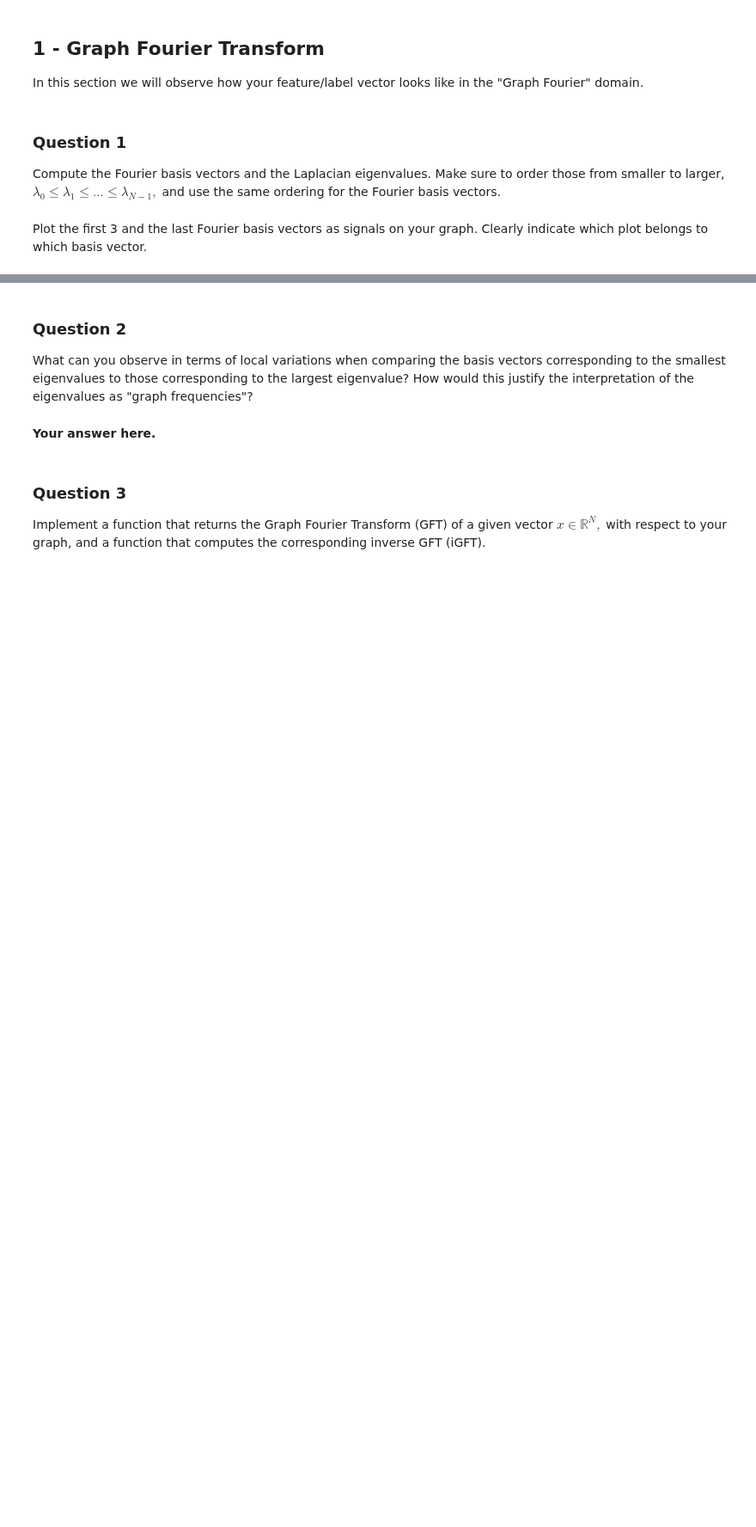
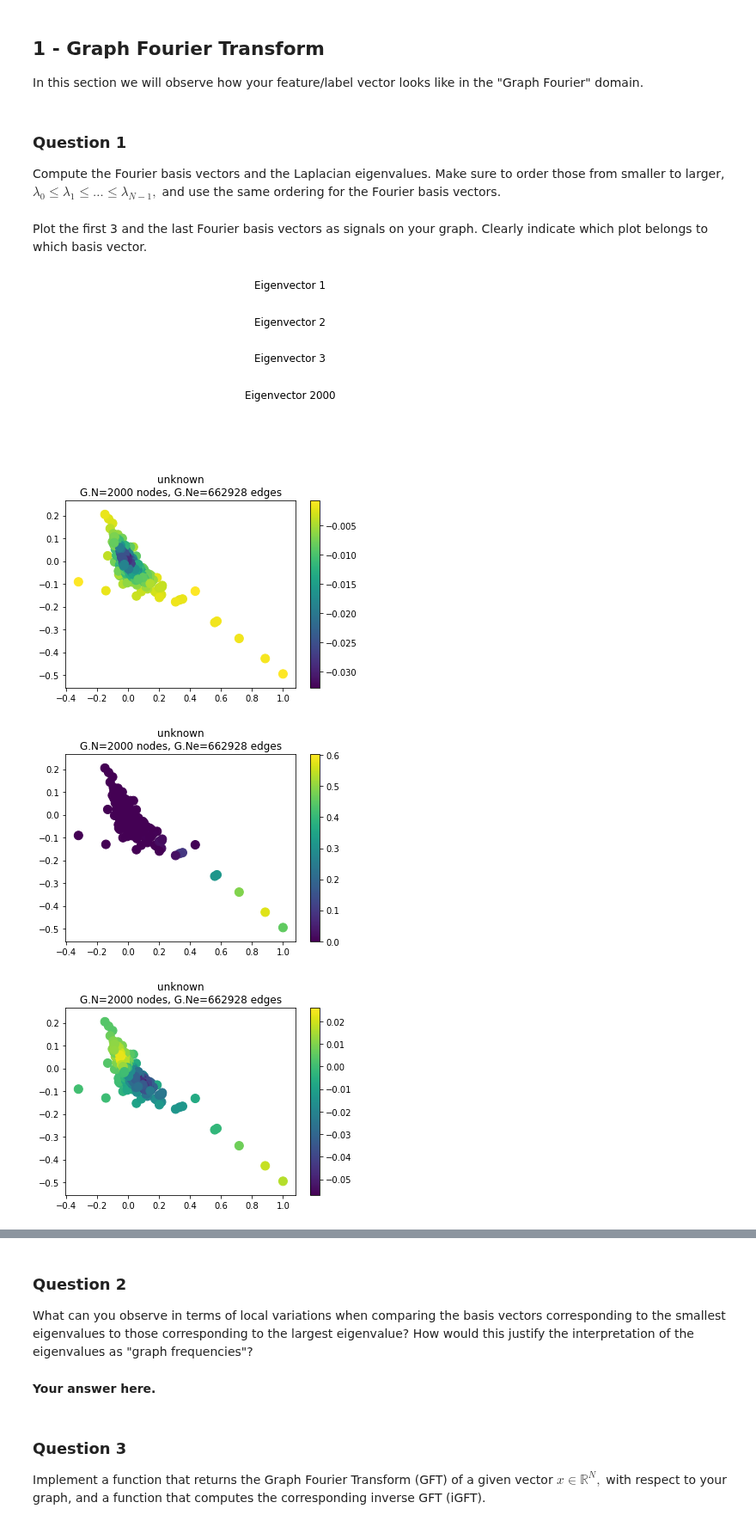
Before and after one commit to senakicir/ntds_project, a Jupyter notebook: 4_graph_signal_processing.ipynb, the cells around one changed output, grey strips where cells are left out. Shown at 86% size. Saved outputs shown, nothing was run; the diff lists cells and outputs as text; code cells hidden in the pictures; blank space fills up the shorter version.

```diff
--- a/4_graph_signal_processing.ipynb
+++ b/4_graph_signal_processing.ipynb
@@ -144,29 +139,38 @@ plot_list = [0,1,2,-1]
 # %%
 # Your code here.
 fig, axes = plt.subplots(4, 1, figsize=(10, 3))
+graph = pg.graphs.Graph(adjacency,lap_type = 'normalized')
+graph.set_coordinates('spring')
+plot_list = [0,1,2,-1]
+
 for i, plot_ind in enumerate(plot_list):
     ax = axes[i]#[i%2]
     graph.plot_signal(np.asarray(U)[:, plot_ind])
-    plt.title('Eigenvector {}'.format(plot_ind+1 if plot_ind>= 0 else n_nodes))
+    plot.title('Eigenvector {}'.format(plot_ind+1 if plot_ind>= 0 else n_nodes))
     ax.set_axis_off()
-fig.tight_layout()
+
 #################REMOVE ALL EVIDENCE
 
 
 #graph.compute_fourier_basis()
 
 #graph.set_coordinates('line1D')
 #fig = plt.figure()
 #index = np.arange(U.shape[0])
 #plt.plot(index, np.squeeze(np.asarray(graph.U[:,0])), label="1st")
 #plt.plot(index, np.squeeze(np.asarray(graph.U[:,1])), label="2nd")
 #plt.plot(index, np.squeeze(np.asarray(graph.U[:,2])), label="3rd")
 #plt.plot(index, np.squeeze(np.asarray(graph.U[:,-1])), label="last")
 #plt.legend()
 #plt.show()
 #plt.close(fig)
 #for i, ax in enumerate(axes):
 #graph.plot_signal(graph.U[:, [0,1,2,-1]])
 #    _ = ax.set_title('Eigenvector {}'.format(i+2))
 #    ax.set_axis_off()
 #fig.tight_layout()
+# %% [output]
+[figure, added]
+[figure, added]
+[figure, added]
+[figure, added]
```
Also changed, not shown: parts of 8 cells of this notebook.
